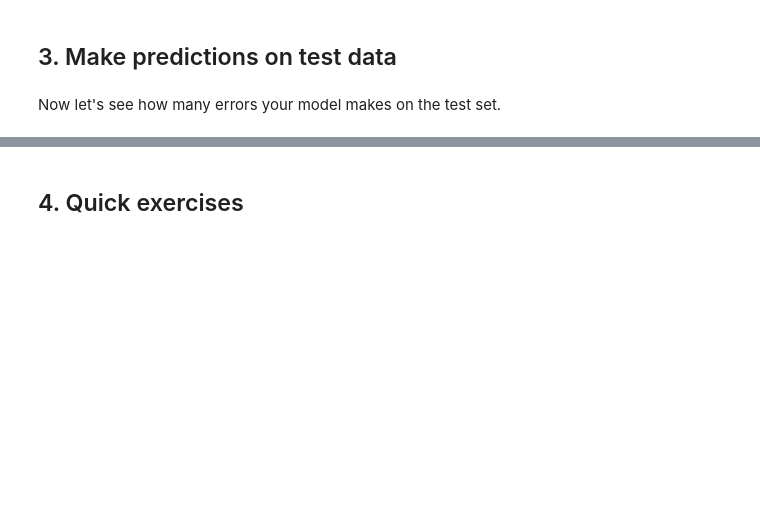
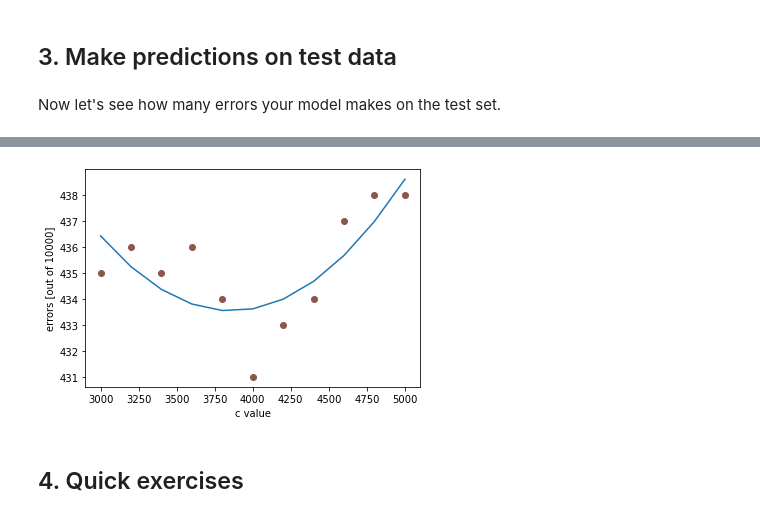
Before and after one commit to jey-kim/study, a Jupyter notebook: edX_ML_fundamentals/3_2_generative_mnist.ipynb, the cells around one changed output, grey strips where cells are left out. Saved outputs shown, nothing was run; the diff lists cells and outputs as text; code cells hidden in the pictures; blank space fills up the shorter version.

```diff
--- a/edX_ML_fundamentals/3_2_generative_mnist.ipynb
+++ b/edX_ML_fundamentals/3_2_generative_mnist.ipynb
@@ -92,3 +96,19 @@ def fit_generative_model(x,y):
+# %%
+def fit_generative_model(x,y):
+    k = 10  # labels 0,1,...,k-1
+    d = (x.shape)[1]  # number of features
+    mu = np.zeros((k,d))
+    sigma = np.zeros((k,d,d))
+    pi = np.zeros(k)
+
+
+    for label in range(k):
+
+        mu[label]=np.mean(x[(y==label),:], axis=0)
+        sigma[label]=np.cov(x[(y==label),:], bias=1, rowvar=0)
+        pi[label]=len(x[(y==label),:])/len(y)
+
+    return mu, sigma, pi
 # %% [markdown]
 Okay, let's try out your function. In particular, we will use **displaychar** to visualize the means of the Gaussians for the first three digits. You can try the other digits on your own.
 # %%
@@ -116,3 +173,19 @@ print("This is " + str(errors/100) + "% error rate")
+# %%
+# plot
+import matplotlib.pyplot as plt
+x=np.array(regularization_factor)
+y=np.array(error_rates)
+a, b, c = np.polyfit(x, y, deg=2)
+y_est = a * x**2 + b * x + c
+
+fig, ax = plt.subplots()
+ax.plot(x, y_est, '-')
+ax.plot(x, y, 'o', color='tab:brown')
+ax.set_xlabel('c value')
+ax.set_ylabel('errors [out of 10000]')
+plt.show()
+# %% [output]
+[figure, added]
 # %% [markdown]
 ## 4. Quick exercises
 # %% [markdown]
```
Also changed, not shown: parts of 9 cells of this notebook, 4 other files.
